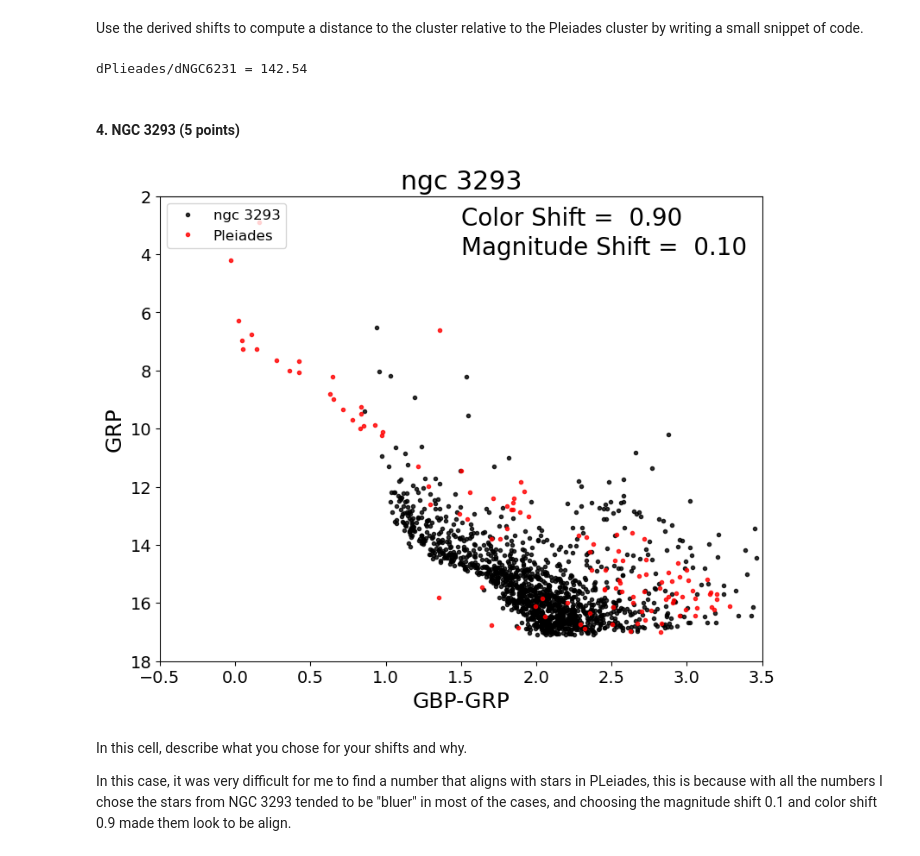
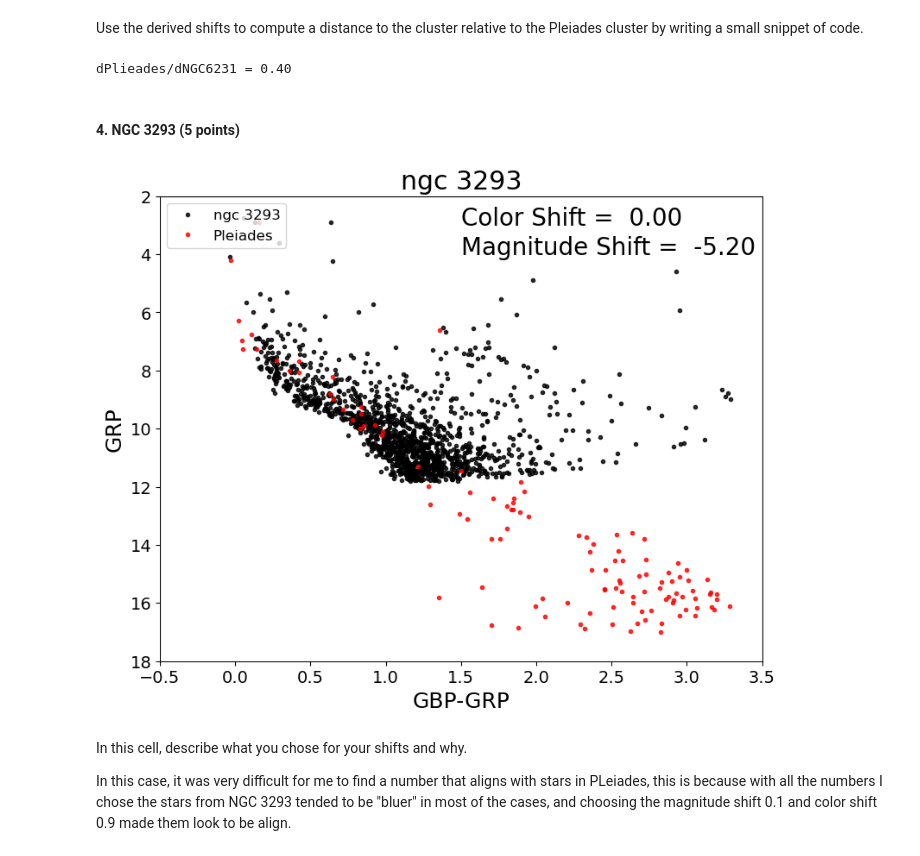
Before and after one commit to Lucc005/CMD_distmod_student, a Jupyter notebook: cluster_plot_student.ipynb, the cells around one changed output. Drawn from its saved outputs; the diff is of its cells as text; code cells hidden in the pictures.

```diff
--- a/cluster_plot_student.ipynb
+++ b/cluster_plot_student.ipynb
@@ -115,24 +111,22 @@ Use the derived shifts to compute a distance to the cluster relative to the Plei
 #### Write code here.
 
 # enter your calculated shift here
-magshift_NGC6231 = 0.4 # these are the numbers I chose for both clusters to look alike
-colshift_NGC6231 = 0.6
-shift_ngc6231 = magshift_NGC6231 - colshift_NGC6231 #Here I will find the reference shift I will use later
+magshift_NGC6231 = -2 #Same here I also chose another number for this
 
 # Assuming the distance to M45 is 130pc write an code expression that converts your shift into the ratio of the distances
 #the Pleiades to this cluster
-dist_ratio_ngc6231 = (130 / (10**(shift_ngc6231/5)))
+dist_ratio_ngc6231 = 10**(magshift_NGC6231/5)#I corrected the formula here again
 
 #prints to 2 significant digits
 print(f"dPlieades/dNGC6231 = {dist_ratio_ngc6231:4.2f}")
 # %% [output]
-dPlieades/dNGC6231 = 142.54
+dPlieades/dNGC6231 = 0.40
 # %% [markdown]
 #### 4. NGC 3293  (5 points)
 # %%
-cp.cmdplot(clustname='ngc 3293',magshift=0.1,colshift=0.9)
+cp.cmdplot(clustname='ngc 3293',magshift=-5.2,colshift=0) #I corrected this too
 # %% [output]
-[figure, old version]
+[figure, new version]
 # %% [markdown]
 In this cell, describe what you chose for your shifts and why.
 
```
Also changed, not shown: parts of 11 cells of this notebook.
